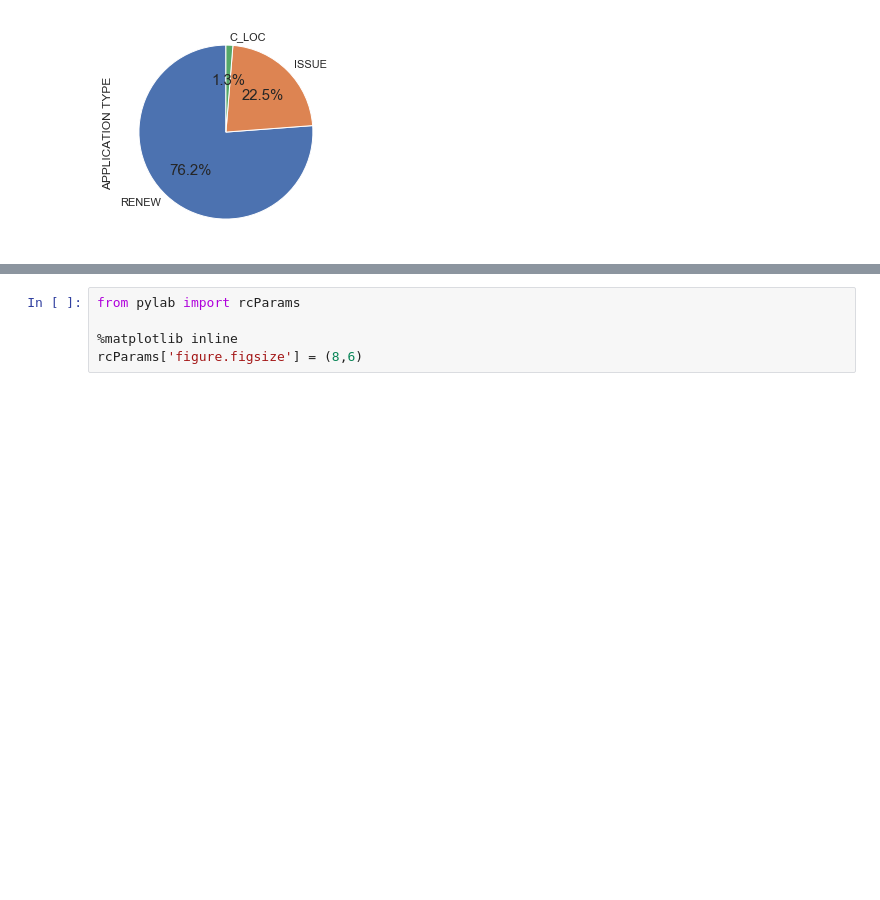
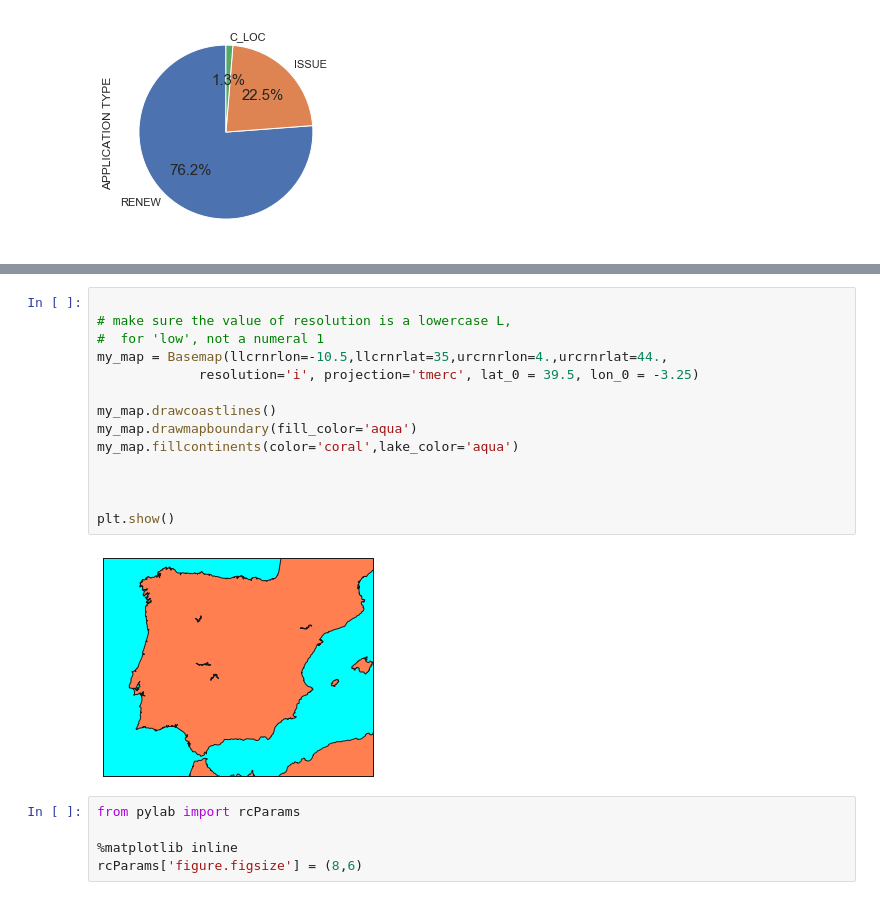
Before and after one commit to Lei-Gu/ETL-Project, a Jupyter notebook: Chicago License Info.ipynb, the cells around one changed output, grey strips where cells are left out. Saved outputs shown, nothing was run; the diff lists cells and outputs as text; blank space fills up the shorter version.

```diff
--- a/Chicago License Info.ipynb
+++ b/Chicago License Info.ipynb
@@ -284,3 +373,19 @@ KeyError: 'PROJ_LIB'
+# %%
+
+# make sure the value of resolution is a lowercase L,
+#  for 'low', not a numeral 1
+my_map = Basemap(llcrnrlon=-10.5,llcrnrlat=35,urcrnrlon=4.,urcrnrlat=44.,
+             resolution='i', projection='tmerc', lat_0 = 39.5, lon_0 = -3.25)
+
+my_map.drawcoastlines()
+my_map.drawmapboundary(fill_color='aqua')
+my_map.fillcontinents(color='coral',lake_color='aqua')
+
+
+
+plt.show()
+# %% [output]
+[figure, added]
 # %%
 from pylab import rcParams
 
```
Also changed, not shown: parts of 25 cells of this notebook.
